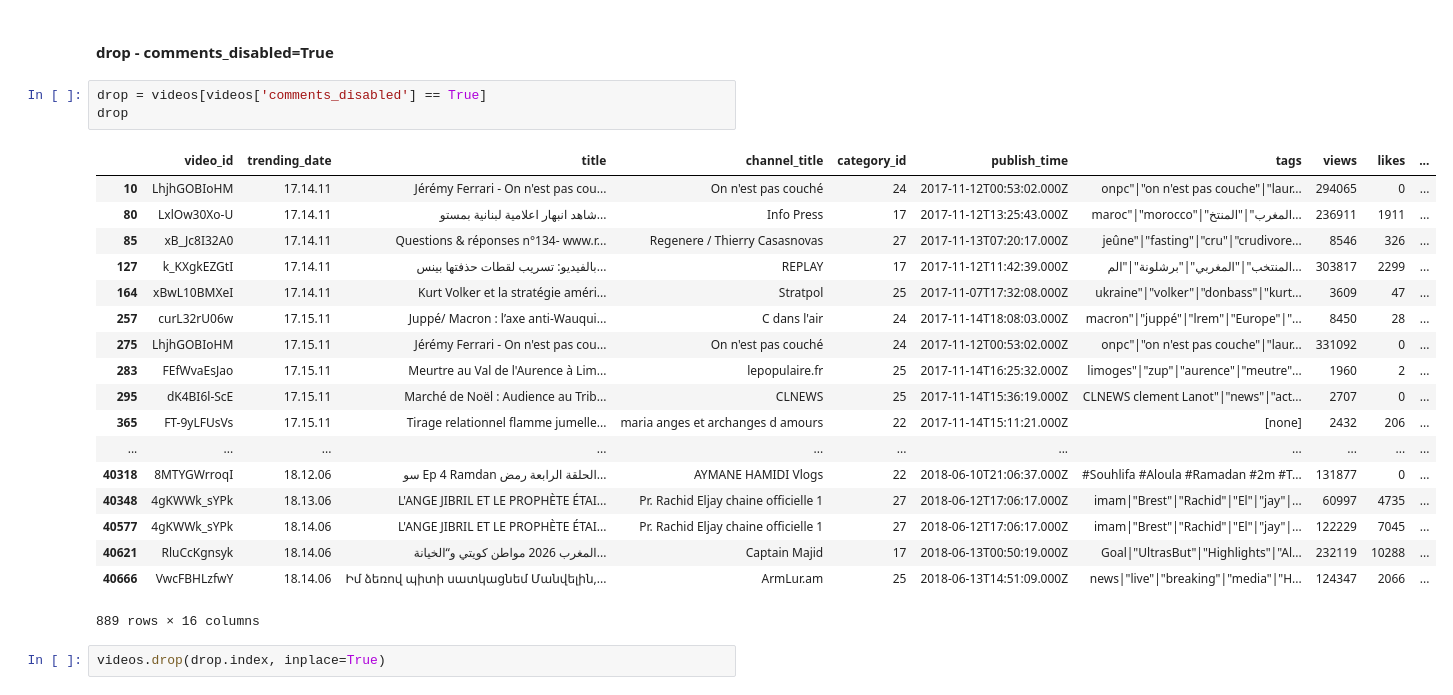
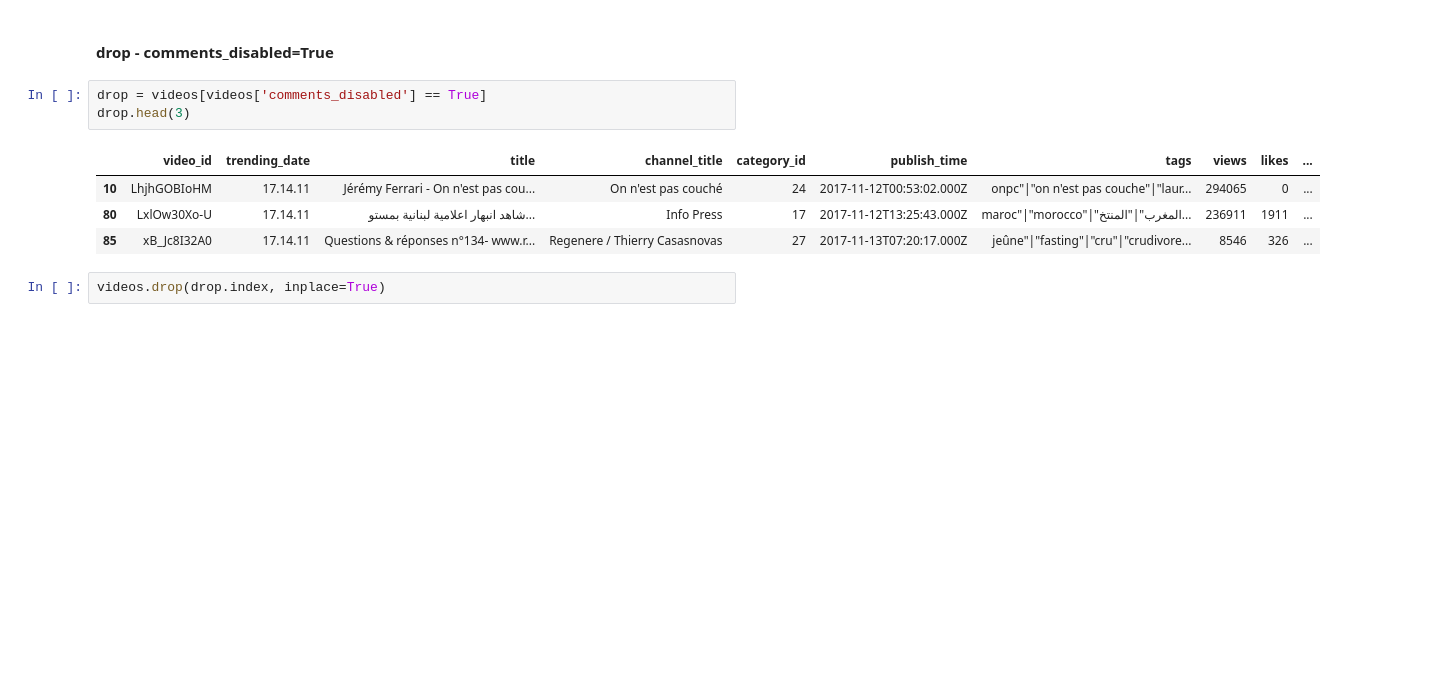
Before and after one commit to SonHyeSeon/DBP_Trinity, a Jupyter notebook: refinement.ipynb, the cells around one changed output. Drawn from its saved outputs; the diff is of its cells as text; blank space fills up the shorter version.

```diff
--- a/refinement.ipynb
+++ b/refinement.ipynb
@@ -19,26 +19,12 @@ Index(['video_id', 'trending_date', 'title', 'channel_title', 'category_id',
 #### drop - comments_disabled=True
 # %%
 drop = videos[videos['comments_disabled'] == True]
-drop
+drop.head(3)
 # %% [output]
 |  | video_id | trending_date | title | channel_title | category_id | publish_time | tags | views | likes | ... |
 | 10 | LhjhGOBIoHM | 17.14.11 | Jérémy Ferrari - On n'est pas cou... | On n'est pas couché | 24 | 2017-11-12T00:53:02.000Z | onpc"|"on n'est pas couche"|"laur... | 294065 | 0 | ... |
 | 80 | LxlOw30Xo-U | 17.14.11 | شاهد انبهار اعلامية لبنانية بمستو... | Info Press | 17 | 2017-11-12T13:25:43.000Z | maroc"|"morocco"|"المغرب"|"المنتخ... | 236911 | 1911 | ... |
 | 85 | xB_Jc8I32A0 | 17.14.11 | Questions & réponses n°134- www.r... | Regenere / Thierry Casasnovas | 27 | 2017-11-13T07:20:17.000Z | jeûne"|"fasting"|"cru"|"crudivore... | 8546 | 326 | ... |
-| 127 | k_KXgkEZGtI | 17.14.11 | بالفيديو: تسريب لقطات حذفتها بينس... | REPLAY | 17 | 2017-11-12T11:42:39.000Z | المنتخب"|"المغربي"|"برشلونة"|"الم... | 303817 | 2299 | ... |
-| 164 | xBwL10BMXeI | 17.14.11 | Kurt Volker et la stratégie améri... | Stratpol | 25 | 2017-11-07T17:32:08.000Z | ukraine"|"volker"|"donbass"|"kurt... | 3609 | 47 | ... |
-| 257 | curL32rU06w | 17.15.11 | Juppé/ Macron : l’axe anti-Wauqui... | C dans l'air | 24 | 2017-11-14T18:08:03.000Z | macron"|"juppé"|"lrem"|"Europe"|"... | 8450 | 28 | ... |
-| 275 | LhjhGOBIoHM | 17.15.11 | Jérémy Ferrari - On n'est pas cou... | On n'est pas couché | 24 | 2017-11-12T00:53:02.000Z | onpc"|"on n'est pas couche"|"laur... | 331092 | 0 | ... |
-| 283 | FEfWvaEsJao | 17.15.11 | Meurtre au Val de l'Aurence à Lim... | lepopulaire.fr | 25 | 2017-11-14T16:25:32.000Z | limoges"|"zup"|"aurence"|"meutre"... | 1960 | 2 | ... |
-| 295 | dK4BI6l-ScE | 17.15.11 | Marché de Noël : Audience au Trib... | CLNEWS | 25 | 2017-11-14T15:36:19.000Z | CLNEWS clement Lanot"|"news"|"act... | 2707 | 0 | ... |
-| 365 | FT-9yLFUsVs | 17.15.11 | Tirage relationnel flamme jumelle... | maria anges et archanges d amours | 22 | 2017-11-14T15:11:21.000Z | [none] | 2432 | 206 | ... |
-| ... | ... | ... | ... | ... | ... | ... | ... | ... | ... | ... |
-| 40318 | 8MTYGWrroqI | 18.12.06 | سو Ep 4 Ramdan الحلقة الرابعة رمض... | AYMANE HAMIDI Vlogs | 22 | 2018-06-10T21:06:37.000Z | #Souhlifa #Aloula #Ramadan #2m #T... | 131877 | 0 | ... |
-| 40348 | 4gKWWk_sYPk | 18.13.06 | L'ANGE JIBRIL ET LE PROPHÈTE ÉTAI... | Pr. Rachid Eljay chaine officielle 1 | 27 | 2018-06-12T17:06:17.000Z | imam|"Brest"|"Rachid"|"El"|"jay"|... | 60997 | 4735 | ... |
-| 40577 | 4gKWWk_sYPk | 18.14.06 | L'ANGE JIBRIL ET LE PROPHÈTE ÉTAI... | Pr. Rachid Eljay chaine officielle 1 | 27 | 2018-06-12T17:06:17.000Z | imam|"Brest"|"Rachid"|"El"|"jay"|... | 122229 | 7045 | ... |
-| 40621 | RluCcKgnsyk | 18.14.06 | المغرب 2026 مواطن كويتي و“الخيانة... | Captain Majid | 17 | 2018-06-13T00:50:19.000Z | Goal|"UltrasBut"|"Highlights"|"Al... | 232119 | 10288 | ... |
-| 40666 | VwcFBHLzfwY | 18.14.06 | Իմ ձեռով պիտի սատկացնեմ Մանվելին,... | ArmLur.аm | 25 | 2018-06-13T14:51:09.000Z | news|"live"|"breaking"|"media"|"H... | 124347 | 2066 | ... |
-889 rows × 16 columns
 # %%
 videos.drop(drop.index, inplace=True)
 # %%
```
Also changed, not shown: parts of 10 cells of this notebook.
